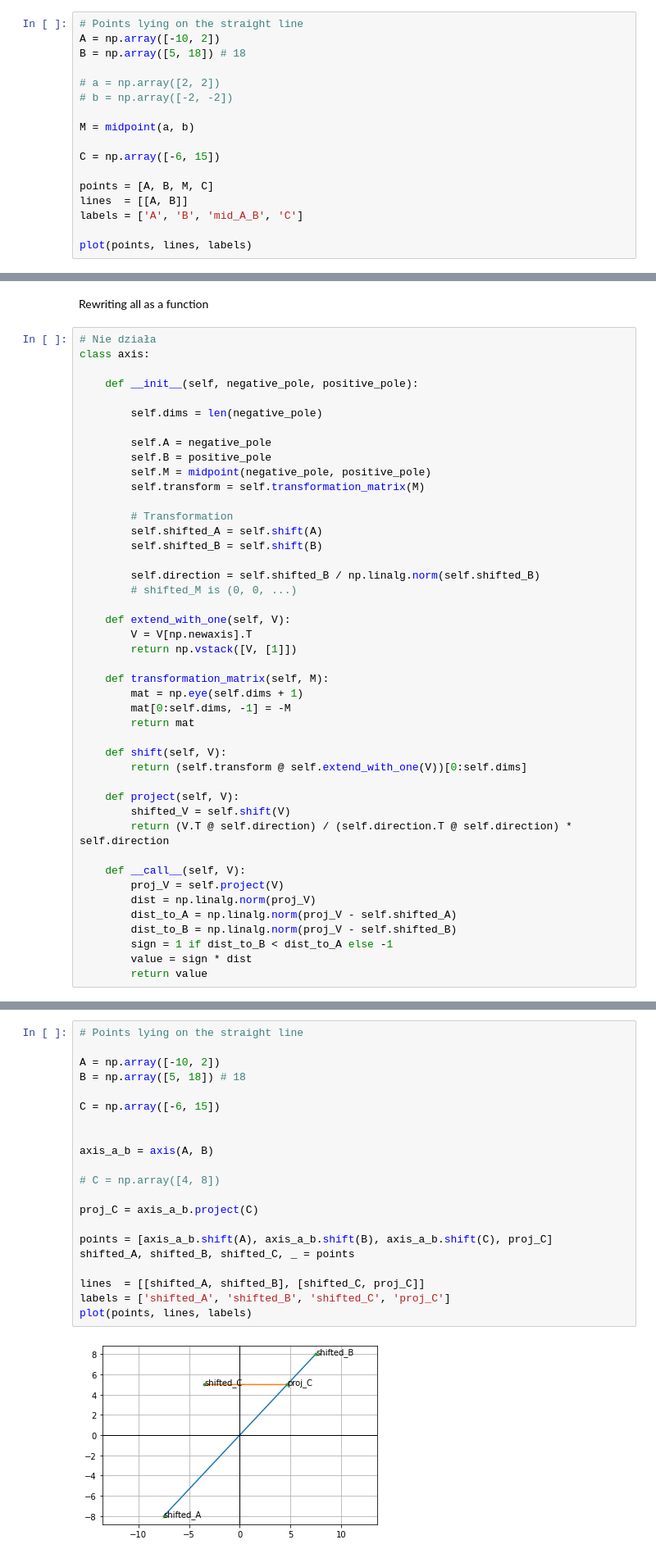
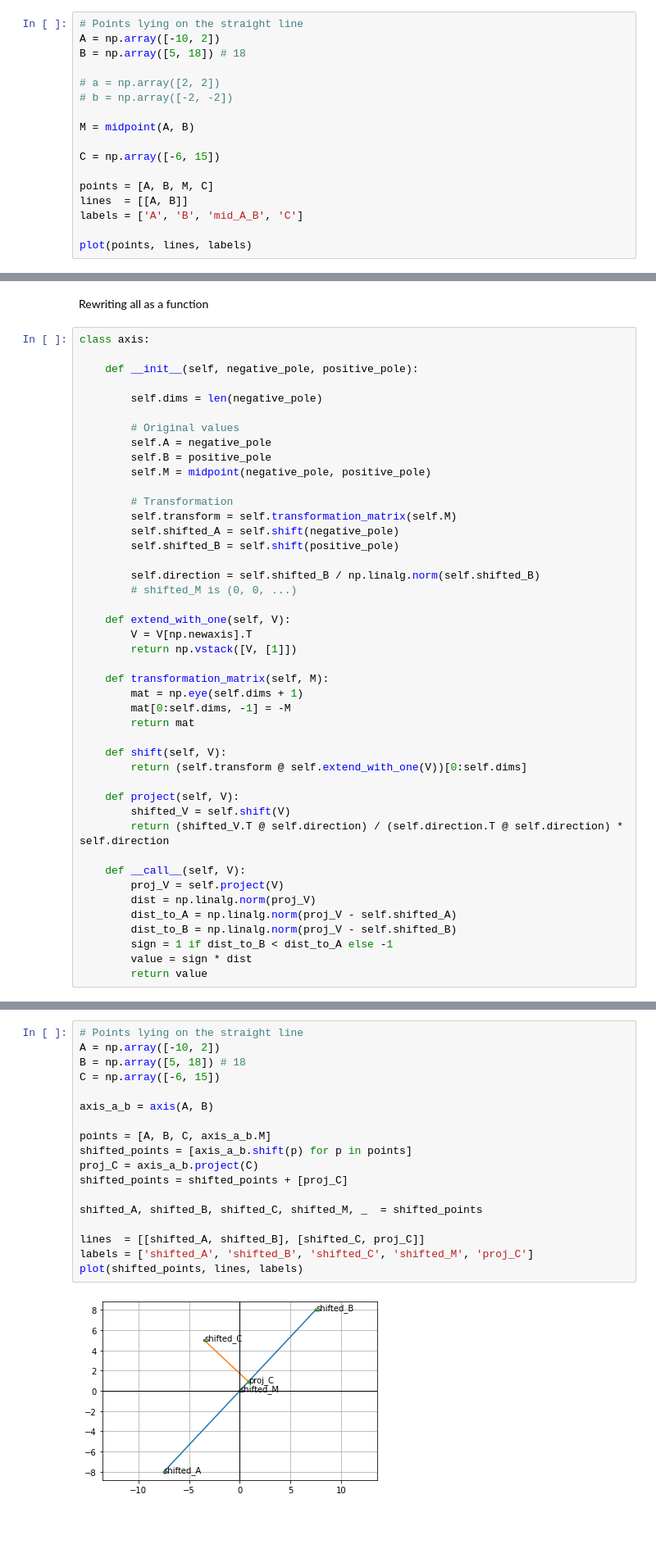
Before and after one commit to krzjoa/salto, a Jupyter notebook: word-embedding2.ipynb, the cells around one changed output, grey strips where cells are left out. Shown at 82% size. Saved outputs shown, nothing was run; the diff lists cells and outputs as text; blank space fills up the shorter version.

Commit message:
Experiment positive result

```diff
--- a/word-embedding2.ipynb
+++ b/word-embedding2.ipynb
@@ -82,7 +82,7 @@ B = np.array([5, 18]) # 18
 # a = np.array([2, 2])
 # b = np.array([-2, -2])
 
-M = midpoint(a, b)
+M = midpoint(A, B)
 
 C = np.array([-6, 15])
 
@@ -154,21 +157,21 @@ value
 # %% [markdown]
 Rewriting all as a function
 # %%
-# Nie działa
 class axis:
 
     def __init__(self, negative_pole, positive_pole):
 
         self.dims = len(negative_pole)
 
+        # Original values
         self.A = negative_pole
         self.B = positive_pole
         self.M = midpoint(negative_pole, positive_pole)
-        self.transform = self.transformation_matrix(M)
 
         # Transformation
-        self.shifted_A = self.shift(A)
-        self.shifted_B = self.shift(B)
+        self.transform = self.transformation_matrix(self.M)
+        self.shifted_A = self.shift(negative_pole)
+        self.shifted_B = self.shift(positive_pole)
 
         self.direction = self.shifted_B / np.linalg.norm(self.shifted_B)
         # shifted_M is (0, 0, ...)
@@ -187,7 +190,7 @@ class axis:
 
     def project(self, V):
         shifted_V = self.shift(V)
-        return (V.T @ self.direction) / (self.direction.T @ self.direction) * self.direction
+        return (shifted_V.T @ self.direction) / (self.direction.T @ self.direction) * self.direction
 
     def __call__(self, V):
         proj_V = self.project(V)
@@ -205,26 +203,23 @@ class axis:
 # %%
 # Points lying on the straight line
-
 A = np.array([-10, 2])
 B = np.array([5, 18]) # 18
-
 C = np.array([-6, 15])
-
 
 axis_a_b = axis(A, B)
 
-# C = np.array([4, 8])
+points = [A, B, C, axis_a_b.M]
+shifted_points = [axis_a_b.shift(p) for p in points]
+proj_C = axis_a_b.project(C)
+shifted_points = shifted_points + [proj_C]
 
-proj_C = axis_a_b.project(C)
-
-points = [axis_a_b.shift(A), axis_a_b.shift(B), axis_a_b.shift(C), proj_C]
-shifted_A, shifted_B, shifted_C, _ = points
+shifted_A, shifted_B, shifted_C, shifted_M, _  = shifted_points
 
 lines  = [[shifted_A, shifted_B], [shifted_C, proj_C]]
-labels = ['shifted_A', 'shifted_B', 'shifted_C', 'proj_C']
-plot(points, lines, labels)
+labels = ['shifted_A', 'shifted_B', 'shifted_C', 'shifted_M', 'proj_C']
+plot(shifted_points, lines, labels)
 # %% [output]
-[figure, old version]
+[figure, new version]
 # %% [markdown]
 ## Experiment with embeddings
 # %%
```
Also changed, not shown: parts of 20 cells of this notebook, 1 other file.
